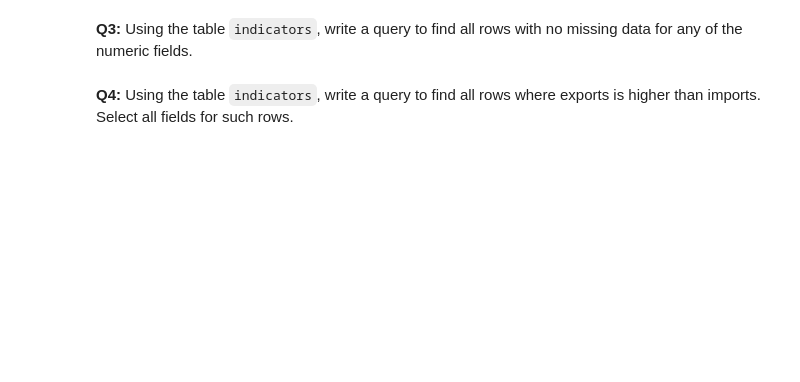
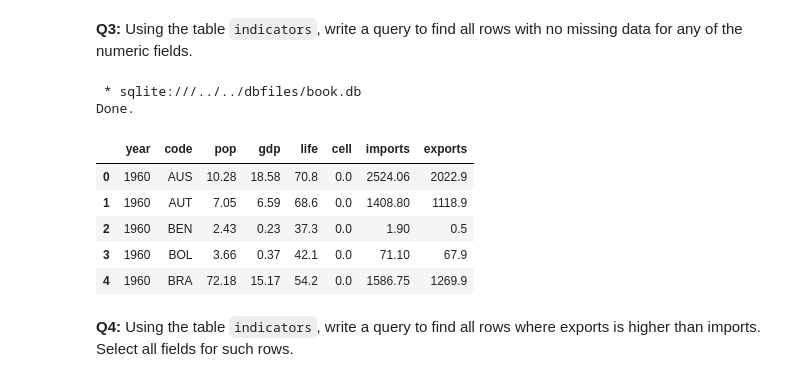
Before and after one commit to adp11/cs181-f22-student, a Jupyter notebook: sw_lab/lab_10/single_selection.ipynb, the cells around one changed output. Saved outputs shown, nothing was run; the diff lists cells and outputs as text; code cells hidden in the pictures; blank space fills up the shorter version.

```diff
--- a/sw_lab/lab_10/single_selection.ipynb
+++ b/sw_lab/lab_10/single_selection.ipynb
@@ -272,3 +371,23 @@ resultdf3.head()
+# %%
+query = """
+SELECT * FROM indicators
+WHERE gdp IS NOT NULL AND year IS NOT NULL AND pop IS NOT NULL AND life IS NOT NULL AND cell IS NOT NULL AND imports IS NOT NULL AND exports IS NOT NULL
+"""
+# YOUR CODE HERE
+# raise NotImplementedError()
+
+resultset3 = %sql $query
+resultdf3 = resultset3.DataFrame()
+resultdf3.head()
+# %% [output]
+ * sqlite:///../../dbfiles/book.db
+Done.
+|  | year | code | pop | gdp | life | cell | imports | exports |
+| 0 | 1960 | AUS | 10.28 | 18.58 | 70.8 | 0.0 | 2524.06 | 2022.9 |
+| 1 | 1960 | AUT | 7.05 | 6.59 | 68.6 | 0.0 | 1408.80 | 1118.9 |
+| 2 | 1960 | BEN | 2.43 | 0.23 | 37.3 | 0.0 | 1.90 | 0.5 |
+| 3 | 1960 | BOL | 3.66 | 0.37 | 42.1 | 0.0 | 71.10 | 67.9 |
+| 4 | 1960 | BRA | 72.18 | 15.17 | 54.2 | 0.0 | 1586.75 | 1269.9 |
 # %%
 # Testing cell
 assert len(resultdf3) == 6958
```
Also changed, not shown: parts of 26 cells of this notebook.
